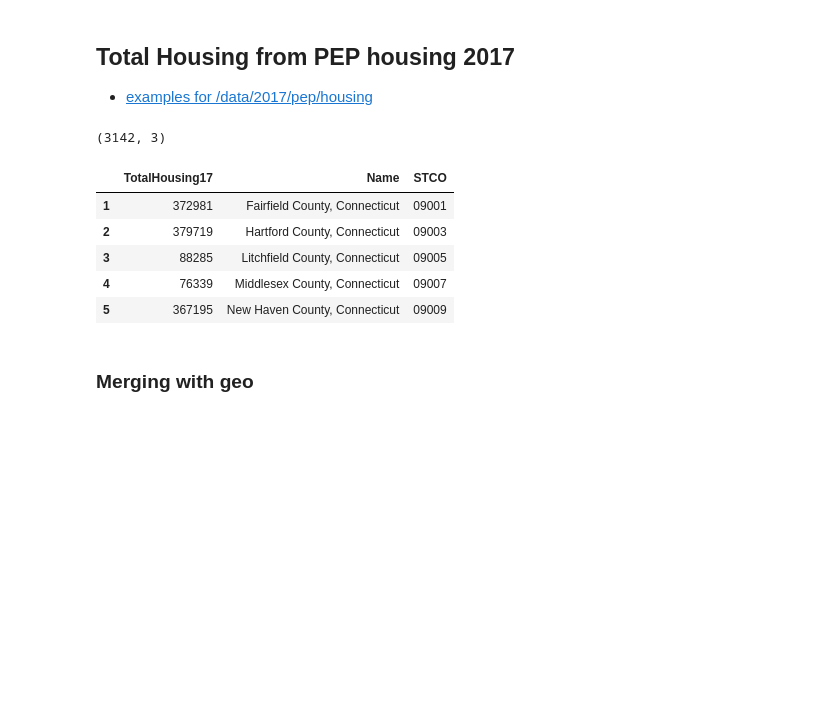
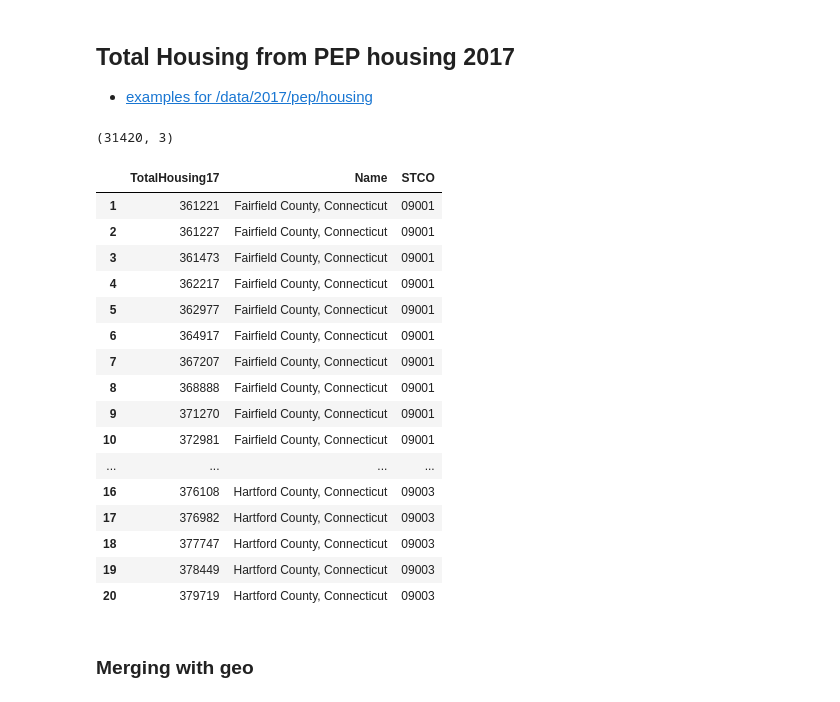
Before and after one commit to NYCPlanning/rp-USmetros_comparison, a Jupyter notebook: 3.2-Housing-Jobs10-16_ACS5.ipynb, the cells around one changed output. Drawn from its saved outputs; the diff is of its cells as text; code cells hidden in the pictures; blank space fills up the shorter version.

```diff
--- a/3.2-Housing-Jobs10-16_ACS5.ipynb
+++ b/3.2-Housing-Jobs10-16_ACS5.ipynb
@@ -429,25 +430,36 @@ Jobs17.head()
 # %%
 # HU2017 data for all counties in the US
 totalHU17 = pd.read_json('https://api.census.gov/data/2017/pep/housing?get='+
-                         'HUEST,GEONAME&for=county:*&DATE=10')
+                         'HUEST,GEONAME&for=county:*&DATE=')
 
 totalHU17.columns = totalHU17.iloc[0]
 totalHU17 = totalHU17[1:]
 
 totalHU17['state'] = totalHU17['state'].apply(lambda x: '{0:0>2}'.format(x))
 totalHU17['county'] = totalHU17['county'].apply(lambda x: '{0:0>3}'.format(x))
 totalHU17['STCO'] = totalHU17[['state', 'county']].apply(lambda x: ''.join(x), axis=1)
 
 totalHU17 = totalHU17.drop(['state', 'county','DATE'], axis=1)
 totalHU17.columns = ['TotalHousing17','Name', 'STCO']
 
 print(totalHU17.shape)
-totalHU17.head()
+totalHU17.head(20)
 # %% [output]
-(3142, 3)
+(31420, 3)
 |  | TotalHousing17 | Name | STCO |
-| 1 | 372981 | Fairfield County, Connecticut | 09001 |
-| 2 | 379719 | Hartford County, Connecticut | 09003 |
-| 3 | 88285 | Litchfield County, Connecticut | 09005 |
-| 4 | 76339 | Middlesex County, Connecticut | 09007 |
-| 5 | 367195 | New Haven County, Connecticut | 09009 |
+| 1 | 361221 | Fairfield County, Connecticut | 09001 |
+| 2 | 361227 | Fairfield County, Connecticut | 09001 |
+| 3 | 361473 | Fairfield County, Connecticut | 09001 |
+| 4 | 362217 | Fairfield County, Connecticut | 09001 |
+| 5 | 362977 | Fairfield County, Connecticut | 09001 |
+| 6 | 364917 | Fairfield County, Connecticut | 09001 |
+| 7 | 367207 | Fairfield County, Connecticut | 09001 |
+| 8 | 368888 | Fairfield County, Connecticut | 09001 |
+| 9 | 371270 | Fairfield County, Connecticut | 09001 |
+| 10 | 372981 | Fairfield County, Connecticut | 09001 |
+| ... | ... | ... | ... |
+| 16 | 376108 | Hartford County, Connecticut | 09003 |
+| 17 | 376982 | Hartford County, Connecticut | 09003 |
+| 18 | 377747 | Hartford County, Connecticut | 09003 |
+| 19 | 378449 | Hartford County, Connecticut | 09003 |
+| 20 | 379719 | Hartford County, Connecticut | 09003 |
```
Also changed, not shown: parts of 21 cells of this notebook, 5 other files.
